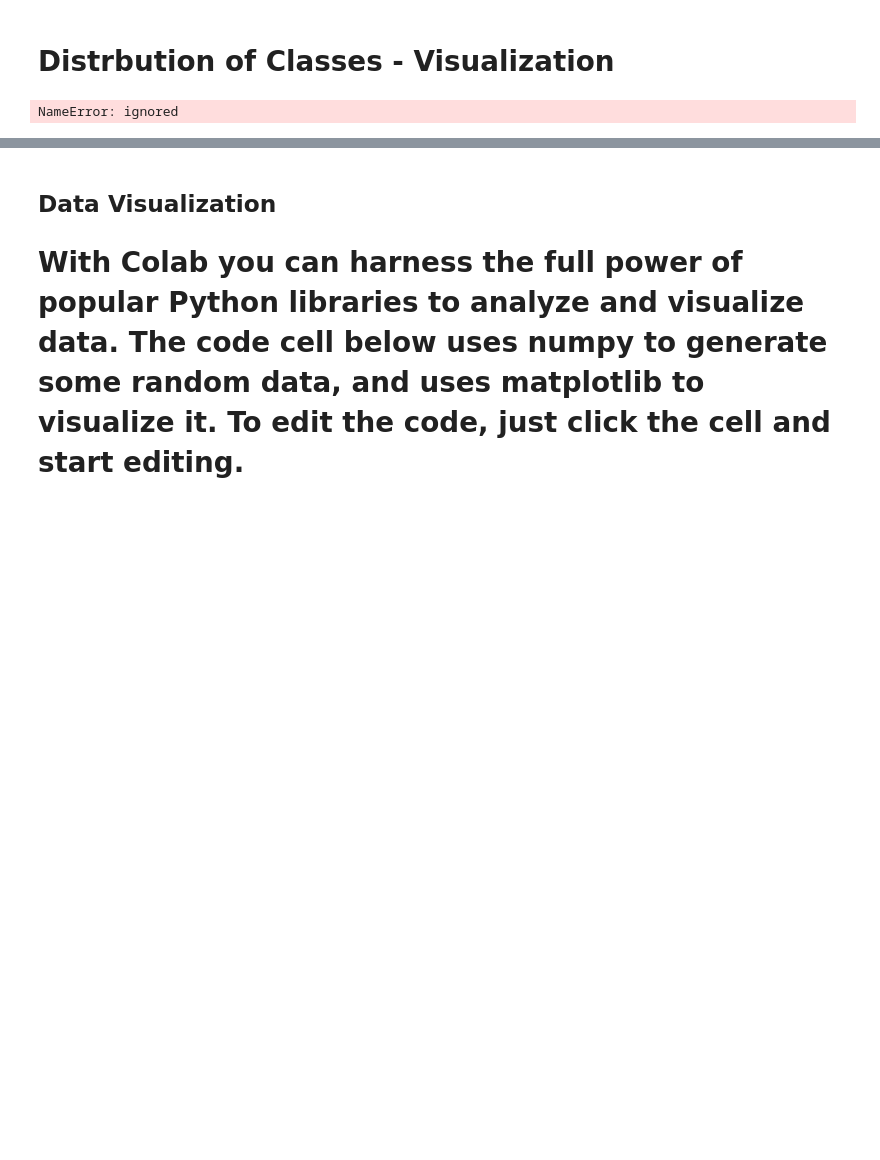
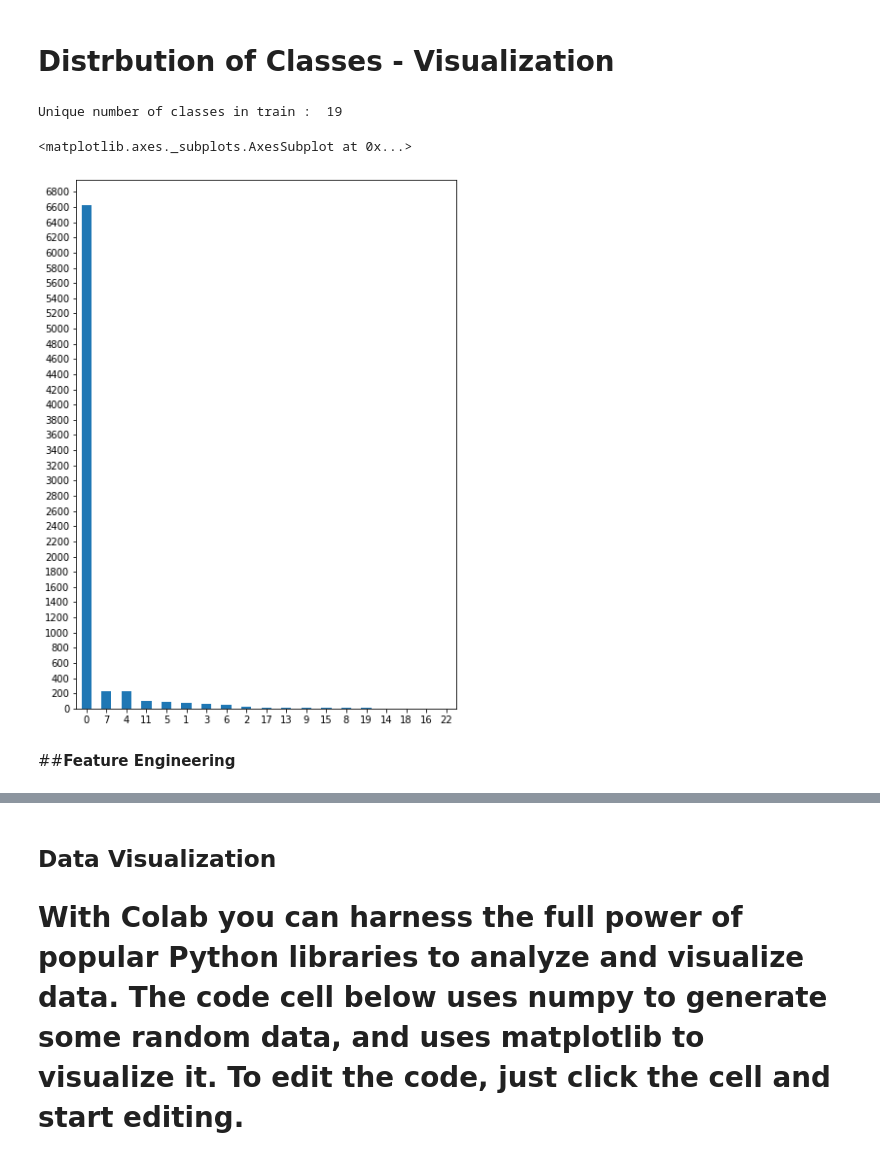
Before and after one commit to AymanKamran/Google-DevFest2020-Toronto, a Jupyter notebook: Solution_Notebook.ipynb, the cells around one changed output, grey strips where cells are left out. Drawn from its saved outputs; the diff is of its cells as text; code cells hidden in the pictures; blank space fills up the shorter version.

Commit message:
Found Error that Multiple Genres are alphabetically ordered

```diff
--- a/Solution_Notebook.ipynb
+++ b/Solution_Notebook.ipynb
@@ -321,7 +347,11 @@ memory usage: 81.5+ KB
 # %%
 #training set
 
 print("Unique number of classes in train : ", train['Labels'].nunique())
-train['Labels'].value_counts().plot(kind = 'bar',figsize=(7,10), rot=0, yticks=range(0,420,20))
+train['Labels'].value_counts().plot(kind = 'bar',figsize=(7,10), rot=0, yticks=range(0,7000,200))
 # %% [output]
-NameError: ignored
+Unique number of classes in train :  19
+<matplotlib.axes._subplots.AxesSubplot at 0x...>
+[figure, added]
+# %% [markdown]
+##**Feature Engineering**
```
Also changed, not shown: parts of 10 cells of this notebook.
